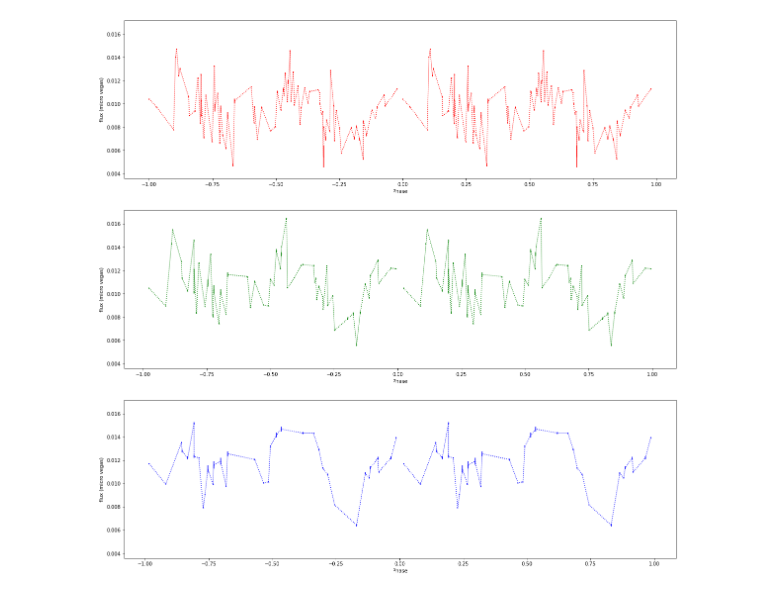
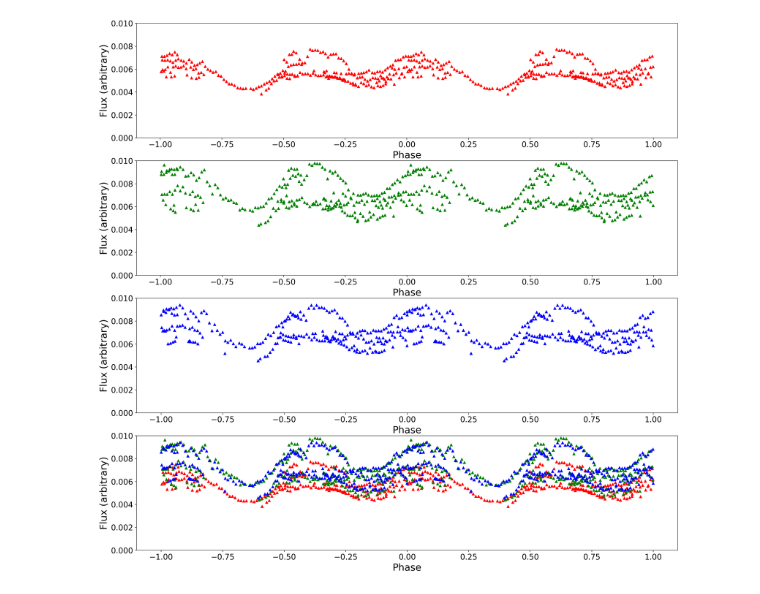
Before and after one commit to porkfactor/SXS810, a Jupyter notebook: Plot Multi-band Measurements.ipynb, the cells around one changed output. Cells and saved outputs as stored; diff of their text form; code cells hidden in the pictures.

Commit message:
updated multi-plot

```diff
--- a/Plot Multi-band Measurements.ipynb
+++ b/Plot Multi-band Measurements.ipynb
@@ -33,14 +33,15 @@ def check_filter(labels):
     return values
 # %%
 # constants
-working_directory = Path('/home/localadmin')
-csv_data = working_directory / 'measurements.csv'
-swasp_data = working_directory / ''
+working_directory = Path('/data/PIRATE/FITS/')
+csv_data = working_directory / 'CRTS J092751.8-040759.csv'
 
 # TODO: automatically infer this from the FITS data
-period = 10.903858 * u.hour
+period = 8.6447215 * u.hour
+
+plt.style.use('guide.mplstyle')
 # %%
-t = Table.read(csv_data, format='ascii.csv', delimiter=',', fast_reader=False)
+t = Table.read(csv_data, format='ascii.csv', delimiter='\t', fast_reader=False)
 # curate columns
 t['JD_UTC'].unit = u.day
 t['time'] = Time(t['JD_UTC'], format='jd')
@@ -101,31 +108,59 @@ ts_red = ts_folded[ts_folded['filter'] == 'Red']
 ts_green = ts_folded[ts_folded['filter'] == 'Green']
 ts_blue = ts_folded[ts_folded['filter'] == 'Blue']
 # %%
-y_min, y_max = boundify(ts_folded['rel_flux_T1'], sigma=3)
+y_min, y_max = boundify(ts_folded['rel_flux_T1'], sigma=0)
+y_min = 0.00
+y_max = 0.01
 
 fig = plt.figure(figsize=(20,20))
 
-ax1 = fig.add_subplot(311)
-ax1.errorbar(ts_red.time, ts_red['rel_flux_T1'].value, yerr=ts_red['rel_flux_err_T1'], fmt='r.', markersize=1, linestyle=':')
-ax1.errorbar(ts_red.time - 1.0, ts_red['rel_flux_T1'].value, yerr=ts_red['rel_flux_err_T1'], fmt='r.', markersize=1, linestyle=':')
+markersize = 5
+markerstyle = '^'
+linestyle = ''
+xlabel = 'Phase'
+ylabel = 'Flux (arbitrary)'
+
+ax1 = fig.add_subplot(411)
+#ax1.errorbar(ts_red.time, ts_red['rel_flux_T1'].value, yerr=ts_red['rel_flux_err_T1'], fmt='r.', markersize=1, linestyle=':')
+#ax1.errorbar(ts_red.time - 1.0, ts_red['rel_flux_T1'].value, yerr=ts_red['rel_flux_err_T1'], fmt='r.', markersize=1, linestyle=':')
+ax1.plot(ts_red.time, ts_red['rel_flux_T1'].value, 'r.', markersize=markersize, marker=markerstyle, linestyle=linestyle)
+ax1.plot(ts_red.time - 1.0, ts_red['rel_flux_T1'].value, 'r.', markersize=markersize, marker=markerstyle, linestyle=linestyle)
 ax1.set_ylim(y_min, y_max)
-ax1.set_xlabel('Phase')
-ax1.set_ylabel('flux (micro vegas)')
+ax1.set_xlabel(xlabel)
+ax1.set_ylabel(ylabel)
 
-ax2 = fig.add_subplot(312)
-ax2.errorbar(ts_green.time, ts_green['rel_flux_T1'].value, yerr=ts_green['rel_flux_err_T1'], fmt='g.', markersize=1, linestyle=':')
-ax2.errorbar(ts_green.time - 1.0, ts_green['rel_flux_T1'].value, yerr=ts_green['rel_flux_err_T1'], fmt='g.', markersize=1, linestyle=':')
+ax2 = fig.add_subplot(412)
+#ax2.errorbar(ts_green.time, ts_green['rel_flux_T1'].value, yerr=ts_green['rel_flux_err_T1'], fmt='g.', markersize=1, linestyle=':')
+#ax2.errorbar(ts_green.time - 1.0, ts_green['rel_flux_T1'].value, yerr=ts_green['rel_flux_err_T1'], fmt='g.', markersize=1, linestyle=':')
+ax2.plot(ts_green.time, ts_green['rel_flux_T1'].value, 'g.', markersize=markersize, marker=markerstyle, linestyle=linestyle)
+ax2.plot(ts_green.time - 1.0, ts_green['rel_flux_T1'].value, 'g.', markersize=markersize, marker=markerstyle, linestyle=linestyle)
 ax2.set_ylim(y_min, y_max)
-ax2.set_xlabel('Phase')
-ax2.set_ylabel('flux (micro vegas)')
+ax2.set_xlabel(xlabel)
+ax2.set_ylabel(ylabel)
 
-ax3 = fig.add_subplot(313)
-ax3.errorbar(ts_blue.time, ts_blue['rel_flux_T1'].value, yerr=ts_blue['rel_flux_err_T1'], fmt='b.', markersize=1, linestyle=':')
-ax3.errorbar(ts_blue.time - 1.0, ts_blue['rel_flux_T1'].value, yerr=ts_blue['rel_flux_err_T1'], fmt='b.', markersize=1, linestyle=':')
+ax3 = fig.add_subplot(413)
+#ax3.errorbar(ts_blue.time, ts_blue['rel_flux_T1'].value, yerr=ts_blue['rel_flux_err_T1'], fmt='b.', markersize=1, linestyle=':')
+#ax3.errorbar(ts_blue.time - 1.0, ts_blue['rel_flux_T1'].value, yerr=ts_blue['rel_flux_err_T1'], fmt='b.', markersize=1, linestyle=':')
+ax3.plot(ts_blue.time, ts_blue['rel_flux_T1'].value, 'b.', markersize=markersize, marker=markerstyle, linestyle=linestyle)
+ax3.plot(ts_blue.time - 1.0, ts_blue['rel_flux_T1'].value, 'b.', markersize=markersize, marker=markerstyle, linestyle=linestyle)
 ax3.set_ylim(y_min, y_max)
-ax3.set_xlabel('Phase')
-ax3.set_ylabel('flux (micro vegas)')
+ax3.set_xlabel(xlabel)
+ax3.set_ylabel(ylabel)
 
-plt.show()
+ax4 = fig.add_subplot(414)
+#ax3.errorbar(ts_blue.time, ts_blue['rel_flux_T1'].value, yerr=ts_blue['rel_flux_err_T1'], fmt='b.', markersize=1, linestyle=':')
+#ax3.errorbar(ts_blue.time - 1.0, ts_blue['rel_flux_T1'].value, yerr=ts_blue['rel_flux_err_T1'], fmt='b.', markersize=1, linestyle=':')
+ax4.plot(ts_red.time, ts_red['rel_flux_T1'].value, 'r.', markersize=markersize, marker=markerstyle, linestyle=linestyle)
+ax4.plot(ts_red.time - 1.0, ts_red['rel_flux_T1'].value, 'r.', markersize=markersize, marker=markerstyle, linestyle=linestyle)
+ax4.plot(ts_green.time, ts_green['rel_flux_T1'].value, 'g.', markersize=markersize, marker=markerstyle, linestyle=linestyle)
+ax4.plot(ts_green.time - 1.0, ts_green['rel_flux_T1'].value, 'g.', markersize=markersize, marker=markerstyle, linestyle=linestyle)
+ax4.plot(ts_blue.time, ts_blue['rel_flux_T1'].value, 'b.', markersize=markersize, marker=markerstyle, linestyle=linestyle)
+ax4.plot(ts_blue.time - 1.0, ts_blue['rel_flux_T1'].value, 'b.', markersize=markersize, marker=markerstyle, linestyle=linestyle)
+ax4.set_ylim(y_min, y_max)
+ax4.set_xlabel(xlabel)
+ax4.set_ylabel(ylabel)
+
+
+fig.show()
 # %% [output]
-[figure, old version]
+[figure, new version]
```
Also changed, not shown: parts of 4 cells of this notebook.
